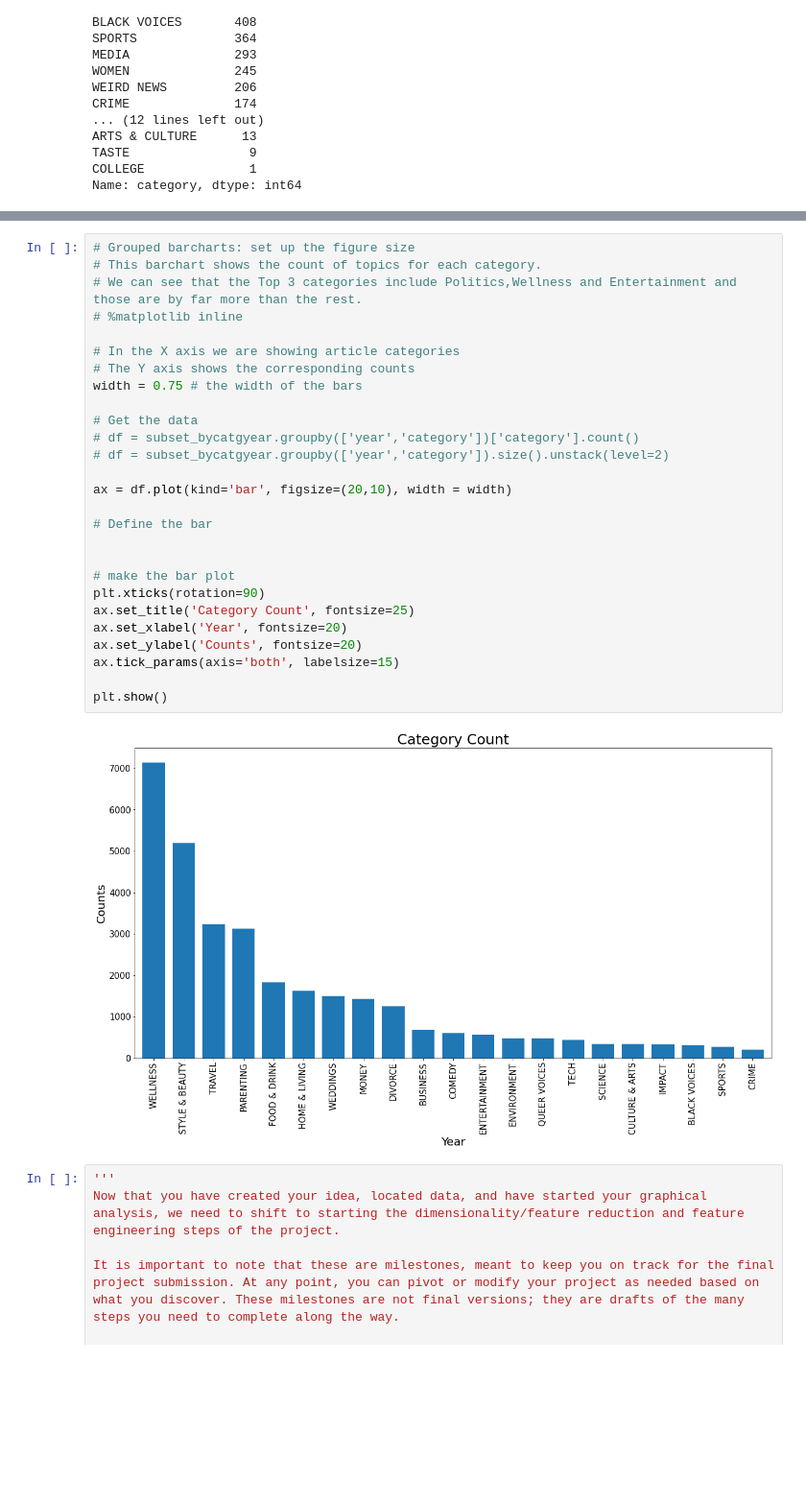
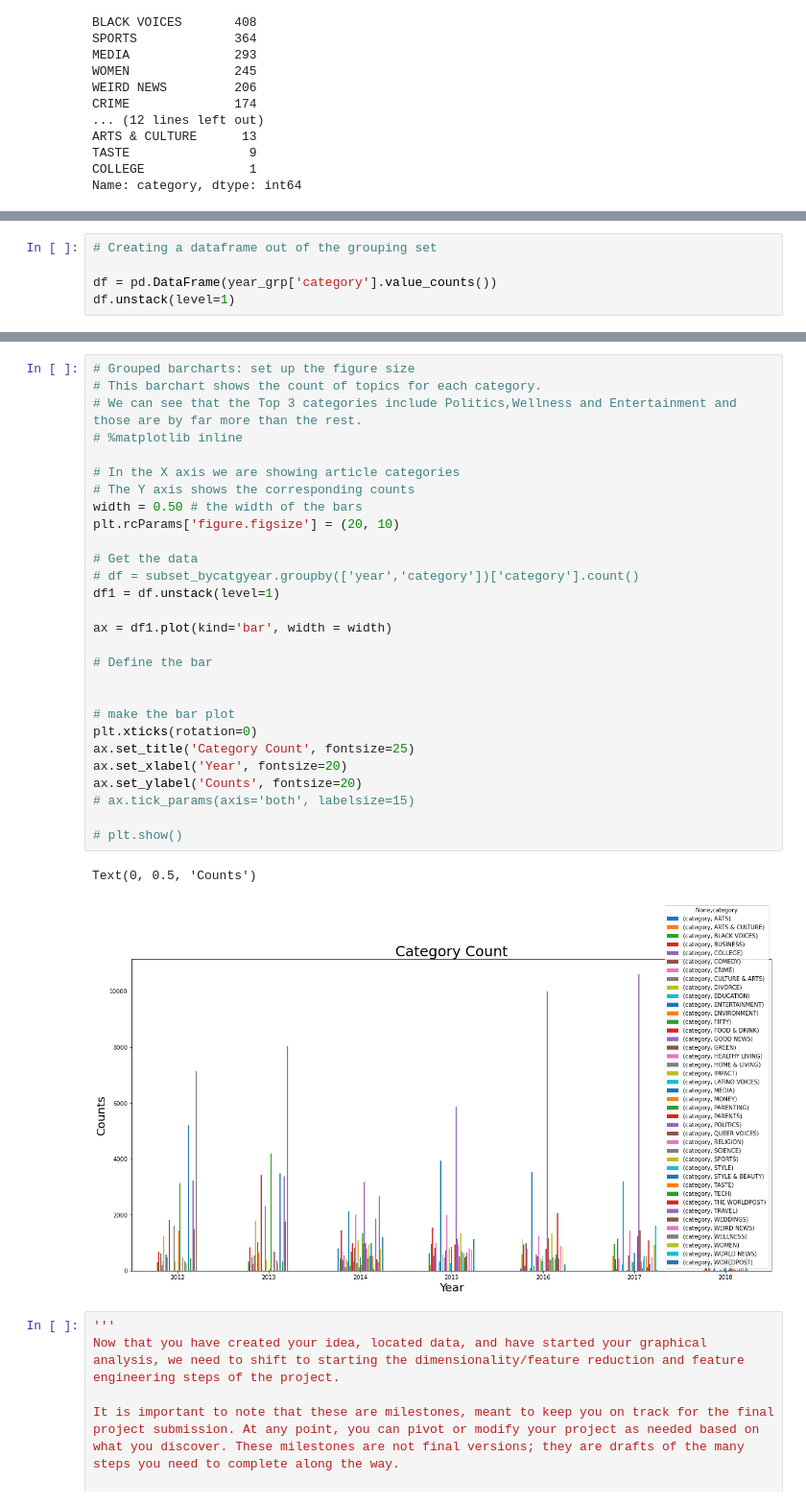
Before and after one commit to samantoz/bu_dsc, a Jupyter notebook: notebooks/DSC550/submitted/project_article_classification.ipynb, the cells around one changed output, grey strips where cells are left out. Shown at 96% size. Saved outputs shown, nothing was run; the diff lists cells and outputs as text; blank space fills up the shorter version.

```diff
--- a/notebooks/DSC550/submitted/project_article_classification.ipynb
+++ b/notebooks/DSC550/submitted/project_article_classification.ipynb
@@ -244,0 +233,5 @@ Name: category, dtype: int64
+# %%
+# Creating a dataframe out of the grouping set
+
+df = pd.DataFrame(year_grp['category'].value_counts())
+df.unstack(level=1)
@@ -245,32 +261,34 @@ Name: category, dtype: int64
 # %%
 # Grouped barcharts: set up the figure size
 # This barchart shows the count of topics for each category.
 # We can see that the Top 3 categories include Politics,Wellness and Entertainment and those are by far more than the rest.
 # %matplotlib inline
 
 # In the X axis we are showing article categories
 # The Y axis shows the corresponding counts
-width = 0.75 # the width of the bars
+width = 0.50 # the width of the bars
+plt.rcParams['figure.figsize'] = (20, 10)
 
 # Get the data
 # df = subset_bycatgyear.groupby(['year','category'])['category'].count()
-# df = subset_bycatgyear.groupby(['year','category']).size().unstack(level=2)
+df1 = df.unstack(level=1)
 
-ax = df.plot(kind='bar', figsize=(20,10), width = width)
+ax = df1.plot(kind='bar', width = width)
 
 # Define the bar
 
 
 # make the bar plot
-plt.xticks(rotation=90)
+plt.xticks(rotation=0)
 ax.set_title('Category Count', fontsize=25)
 ax.set_xlabel('Year', fontsize=20)
 ax.set_ylabel('Counts', fontsize=20)
-ax.tick_params(axis='both', labelsize=15)
+# ax.tick_params(axis='both', labelsize=15)
 
-plt.show()
+# plt.show()
 # %% [output]
+Text(0, 0.5, 'Counts')
-[figure, old version]
+[figure, new version]
 # %%
 '''
 Now that you have created your idea, located data, and have started your graphical analysis, we need to shift to starting the dimensionality/feature reduction and feature engineering steps of the project.
```
Also changed, not shown: parts of 3 cells of this notebook, 1 other file.
